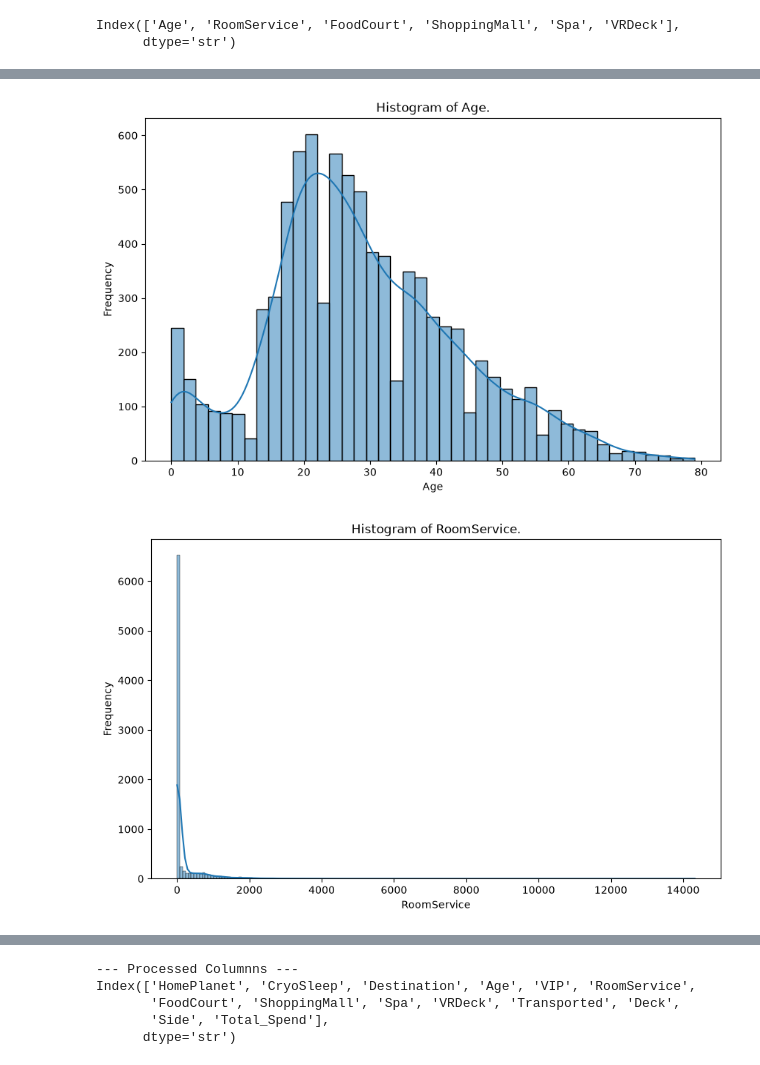
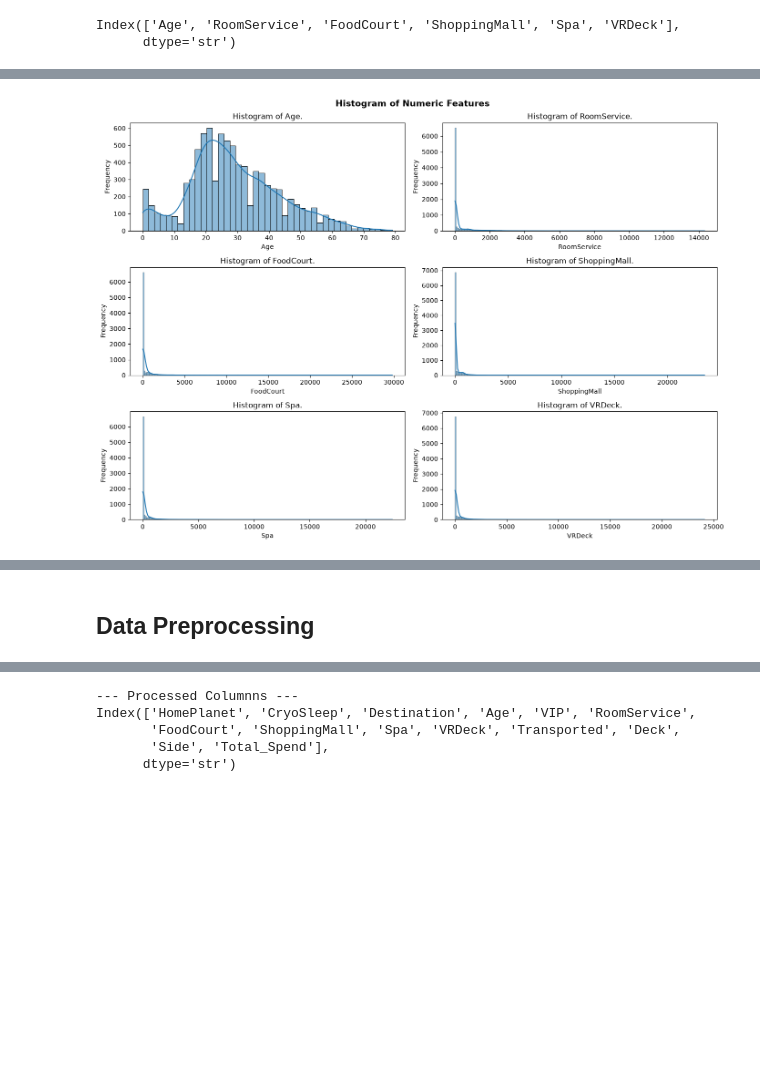
Before and after one commit to Htet-Khant-Linn/spaceship-titanic-ml-app, a Jupyter notebook: model_development_v2.ipynb, the cells around one changed output, grey strips where cells are left out. Drawn from its saved outputs; the diff is of its cells as text; code cells hidden in the pictures; blank space fills up the shorter version.

```diff
--- a/model_development_v2.ipynb
+++ b/model_development_v2.ipynb
@@ -102,12 +110,17 @@ print(numeric_cols)
 Index(['Age', 'RoomService', 'FoodCourt', 'ShoppingMall', 'Spa', 'VRDeck'],
       dtype='str')
 # %%
-for col in numeric_cols:
-    plt.figure(figsize=(10, 6))
+fig, axes = plt.subplots(3, 2, figsize=(12, 8))
+
+for col, ax in zip(numeric_cols, axes.flat):
     sns.boxplot(
         data=df,
-        x=col
+        x=col,
+        ax=ax
     )
-    plt.title(f"Box Plot of {col}.")
-    plt.show()
+    ax.set_title(f"Box Plot of {col}.")
+
+plt.suptitle("Box Plots of Numeric Features", fontsize=14, fontweight="bold")
+plt.tight_layout()
+plt.show()
 # %% [output]
@@ -120,15 +128,19 @@ for col in numeric_cols:
 # %%
-for col in numeric_cols:
-    plt.figure(figsize=(10, 6))
+fig, axes = plt.subplots(3, 2, figsize=(14,10))
+
+for col, ax in zip(numeric_cols, axes.flat):
     sns.histplot(
         data=df,
         x=col,
+        ax=ax,
         kde=True
     )
-    plt.title(f"Histogram of {col}.")
-    plt.xlabel(col)
-    plt.ylabel("Frequency")
-    plt.show()
+    ax.set_title(f"Histogram of {col}.")
+    ax.set_xlabel(col)
+    ax.set_ylabel("Frequency")
+
+plt.suptitle("Histogram of Numeric Features", fontsize=14, fontweight="bold")
+plt.tight_layout()
+plt.show()
 # %% [output]
-[figure, old version]
+[figure, new version]
-[figure, removed]
@@ -145,6 +153,8 @@ display(df.head())
 | 2 | 0003_01 | Europa | False | A/0/S | TRAPPIST-1e | 58.0 | True | 43.0 | 3576.0 | ... |
 | 3 | 0003_02 | Europa | False | A/0/S | TRAPPIST-1e | 33.0 | False | 0.0 | 1283.0 | ... |
 | 4 | 0004_01 | Earth | False | F/1/S | TRAPPIST-1e | 16.0 | False | 303.0 | 70.0 | ... |
+# %% [markdown]
+## Data Preprocessing
 # %%
 # data preprocessing
 
```
Also changed, not shown: parts of 10 cells of this notebook, 3 other files.
